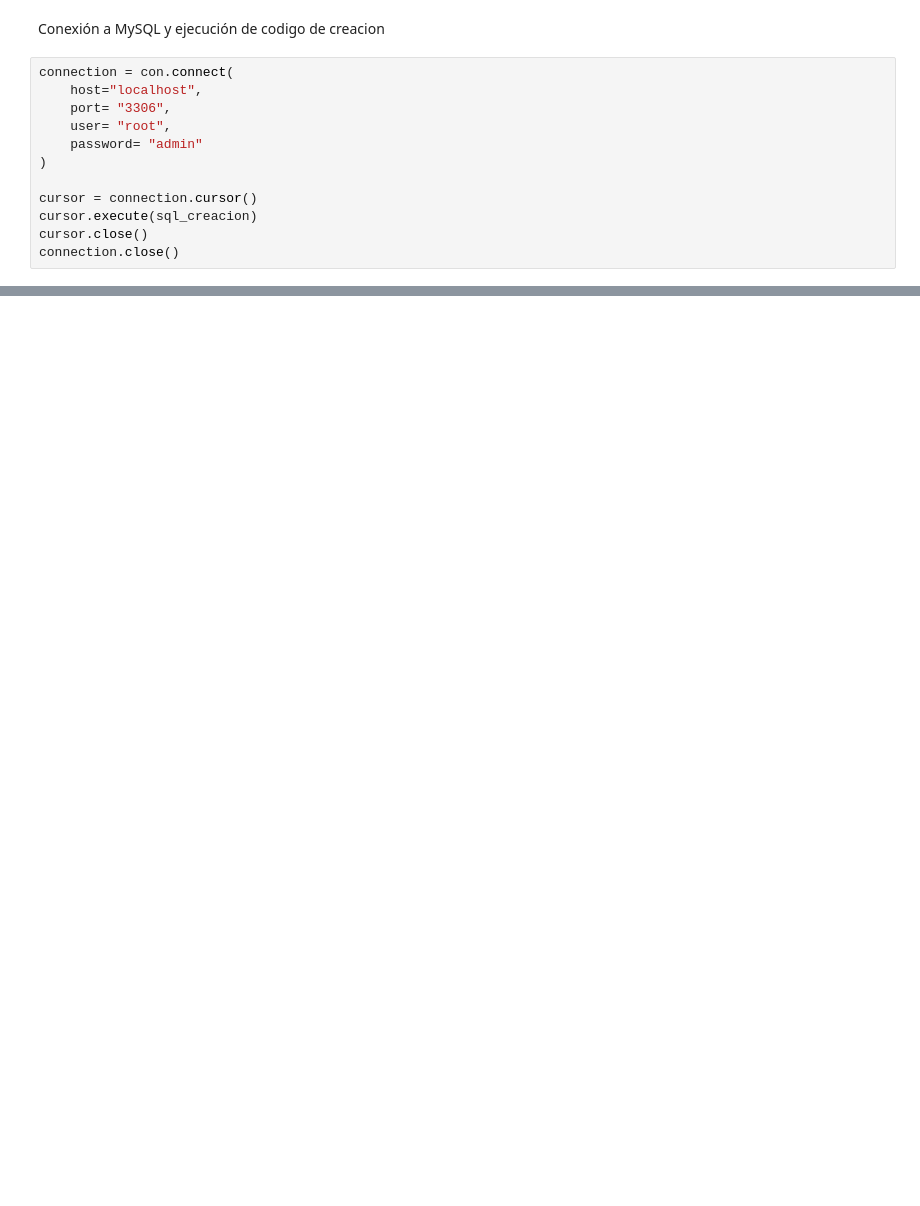
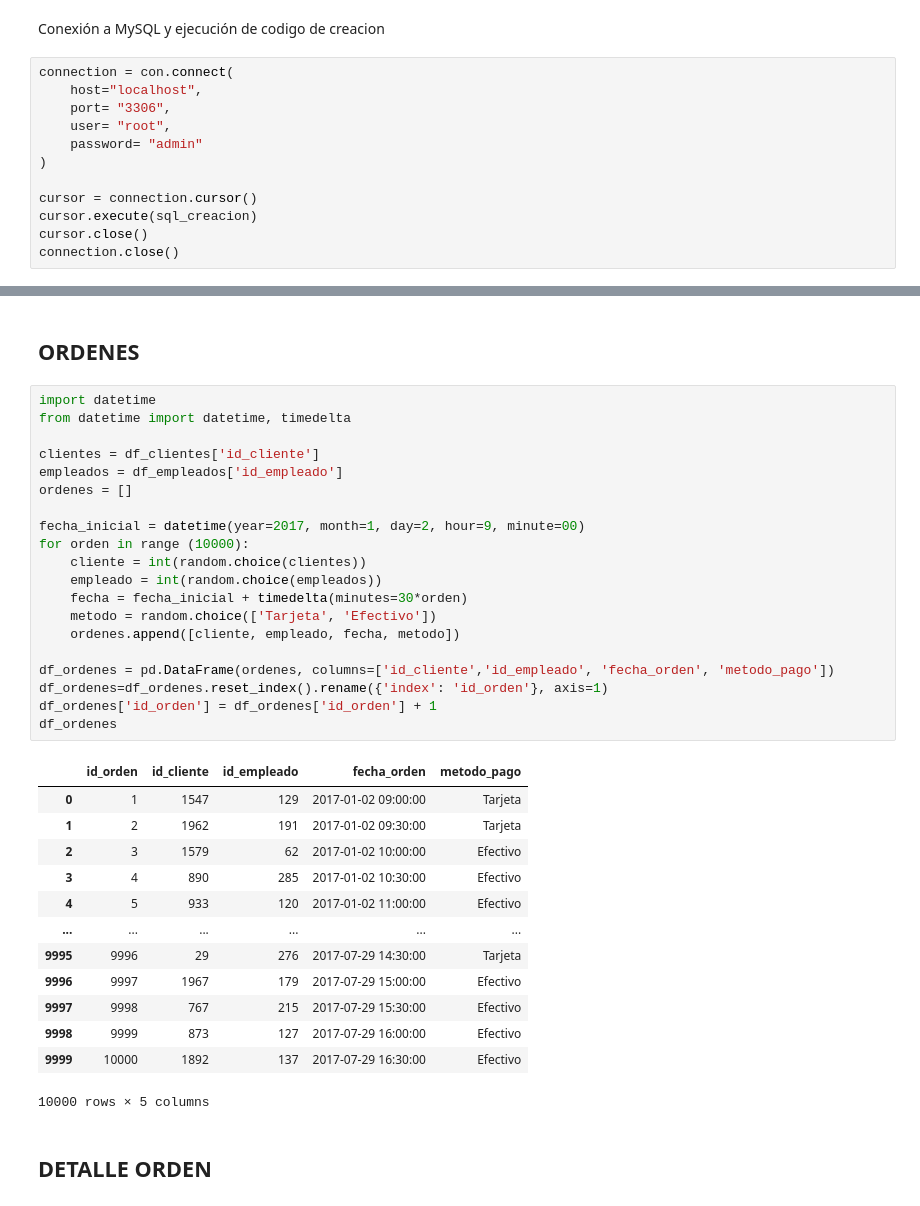
Before and after one commit to promav/PoyectosBootcamp, a Jupyter notebook: Mod4/m4_pablo_romero_avila.ipynb, the cells around one changed output, grey strips where cells are left out. Saved outputs shown, nothing was run; the diff lists cells and outputs as text; blank space fills up the shorter version.

```diff
--- a/Mod4/m4_pablo_romero_avila.ipynb
+++ b/Mod4/m4_pablo_romero_avila.ipynb
@@ -102,0 +300,38 @@ connection.close()
+# %% [markdown]
+## ORDENES
+# %%
+import datetime
+from datetime import datetime, timedelta
+
+clientes = df_clientes['id_cliente']
+empleados = df_empleados['id_empleado']
+ordenes = []
+
+fecha_inicial = datetime(year=2017, month=1, day=2, hour=9, minute=00)
+for orden in range (10000):
+    cliente = int(random.choice(clientes))
+    empleado = int(random.choice(empleados))
+    fecha = fecha_inicial + timedelta(minutes=30*orden)
+    metodo = random.choice(['Tarjeta', 'Efectivo'])
+    ordenes.append([cliente, empleado, fecha, metodo])
+
+df_ordenes = pd.DataFrame(ordenes, columns=['id_cliente','id_empleado', 'fecha_orden', 'metodo_pago'])
+df_ordenes=df_ordenes.reset_index().rename({'index': 'id_orden'}, axis=1)
+df_ordenes['id_orden'] = df_ordenes['id_orden'] + 1
+df_ordenes
+# %% [output]
+|  | id_orden | id_cliente | id_empleado | fecha_orden | metodo_pago |
+| 0 | 1 | 1547 | 129 | 2017-01-02 09:00:00 | Tarjeta |
+| 1 | 2 | 1962 | 191 | 2017-01-02 09:30:00 | Tarjeta |
+| 2 | 3 | 1579 | 62 | 2017-01-02 10:00:00 | Efectivo |
+| 3 | 4 | 890 | 285 | 2017-01-02 10:30:00 | Efectivo |
+| 4 | 5 | 933 | 120 | 2017-01-02 11:00:00 | Efectivo |
+| ... | ... | ... | ... | ... | ... |
+| 9995 | 9996 | 29 | 276 | 2017-07-29 14:30:00 | Tarjeta |
+| 9996 | 9997 | 1967 | 179 | 2017-07-29 15:00:00 | Efectivo |
+| 9997 | 9998 | 767 | 215 | 2017-07-29 15:30:00 | Efectivo |
+| 9998 | 9999 | 873 | 127 | 2017-07-29 16:00:00 | Efectivo |
+| 9999 | 10000 | 1892 | 137 | 2017-07-29 16:30:00 | Efectivo |
+10000 rows × 5 columns
+# %% [markdown]
+## DETALLE ORDEN
```
Also changed, not shown: parts of 16 cells of this notebook.
